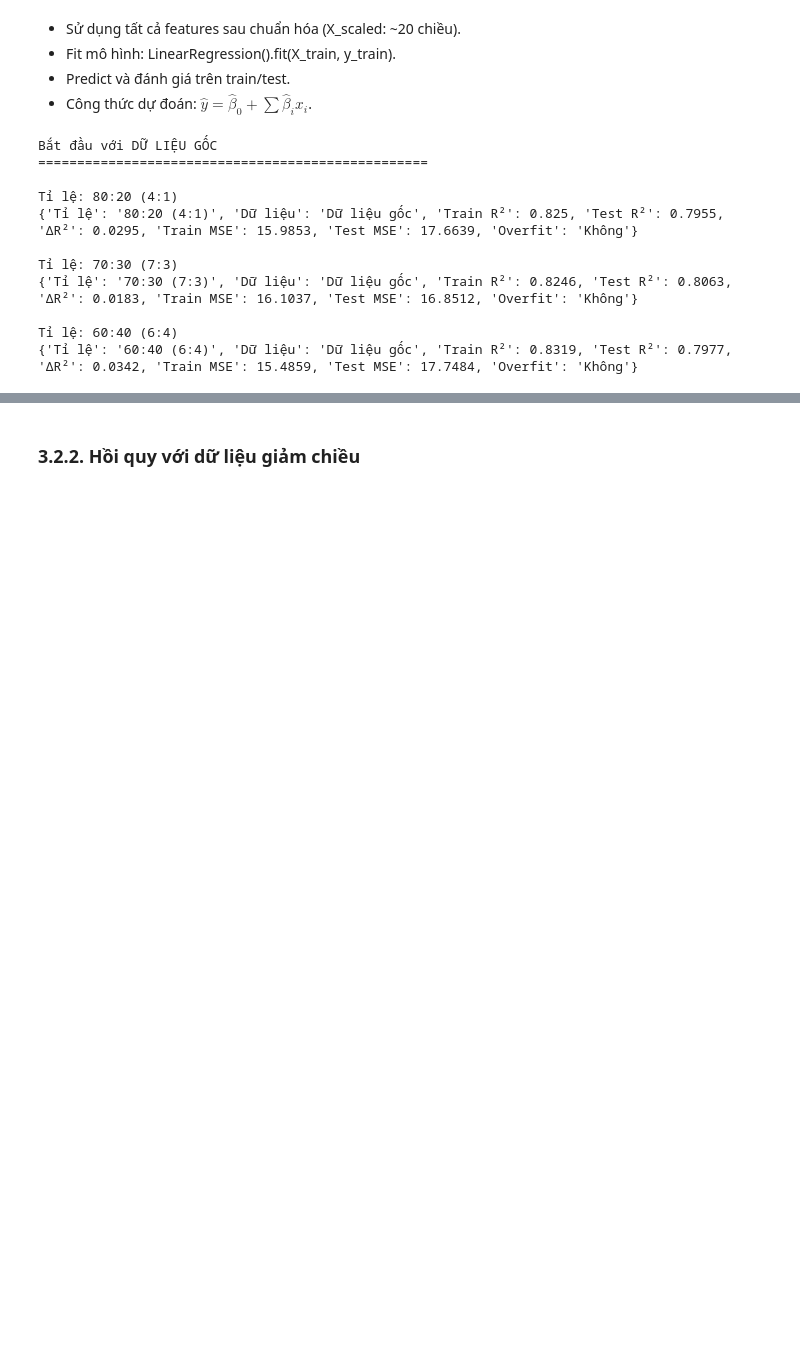
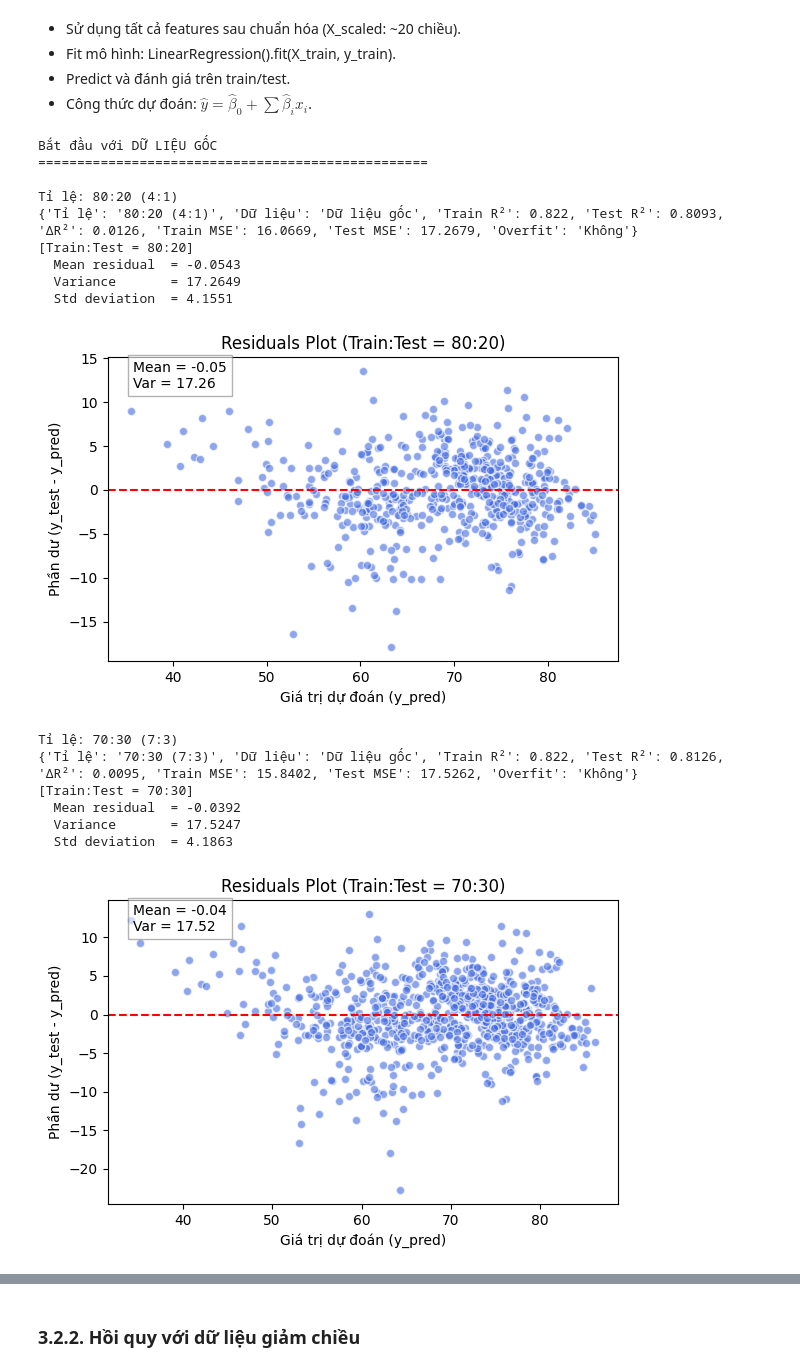
Before and after one commit to ducqwang/life-expectancy-prediction, a Jupyter notebook: src/source.ipynb, the cells around one changed output, grey strips where cells are left out. Cells and saved outputs as stored; diff of their text form; code cells hidden in the pictures; blank space fills up the shorter version.

```diff
--- a/src/source.ipynb
+++ b/src/source.ipynb
@@ -1261,7 +1262,7 @@ def evaluate_lr(model, X_train, X_test, y_train, y_test, name, ratio_name):
     }
     results.append(d)
     print(d)
-    return test_r2
+    return test_pred
 # %%
 # Danh sách tỉ lệ chia
 split_ratios = [
@@ -1279,33 +1280,43 @@ split_ratios = [
 # %%
 print("Bắt đầu với DỮ LIỆU GỐC\n" + "="*50)
 for train_size, test_size, ratio_name in split_ratios:
     print(f"\nTỉ lệ: {ratio_name}")
 
     # Chia dữ liệu
     X_train_orig, X_test_orig, y_train_orig, y_test_orig = train_test_split(
-        X_linear, y_linear, train_size=train_size, random_state=1
+        X_linear, y_linear, train_size=train_size, random_state=90
     )
 
     # Chuẩn hóa (fit trên train, transform trên test)
     scaler = StandardScaler()
     X_train_scaled = scaler.fit_transform(X_train_orig)
     X_test_scaled = scaler.transform(X_test_orig)
 
     # Huấn luyện mô hình hồi quy
     lr = LinearRegression()
     lr.fit(X_train_scaled, y_train_orig)
 
     # Đánh giá
-    evaluate_lr(lr, X_train_scaled, X_test_scaled, y_train_orig, y_test_orig, "Dữ liệu gốc", ratio_name)
+    y_pred_orig = []
+    y_pred_orig = evaluate_lr(lr, X_train_scaled, X_test_scaled, y_train_orig, y_test_orig, "Dữ liệu gốc", ratio_name)
+    #Vẽ trục quan hóa
+    temp = ratio_name.split()
+    plot_residuals_single_split(y_test_orig,y_pred_orig,temp[0])
 # %% [output]
 Bắt đầu với DỮ LIỆU GỐC
 ==================================================
 
 Tỉ lệ: 80:20 (4:1)
-{'Tỉ lệ': '80:20 (4:1)', 'Dữ liệu': 'Dữ liệu gốc', 'Train R²': 0.825, 'Test R²': 0.7955, 'ΔR²': 0.0295, 'Train MSE': 15.9853, 'Test MSE': 17.6639, 'Overfit': 'Không'}
-
-Tỉ lệ: 70:30 (7:3)
-{'Tỉ lệ': '70:30 (7:3)', 'Dữ liệu': 'Dữ liệu gốc', 'Train R²': 0.8246, 'Test R²': 0.8063, 'ΔR²': 0.0183, 'Train MSE': 16.1037, 'Test MSE': 16.8512, 'Overfit': 'Không'}
-
-Tỉ lệ: 60:40 (6:4)
-{'Tỉ lệ': '60:40 (6:4)', 'Dữ liệu': 'Dữ liệu gốc', 'Train R²': 0.8319, 'Test R²': 0.7977, 'ΔR²': 0.0342, 'Train MSE': 15.4859, 'Test MSE': 17.7484, 'Overfit': 'Không'}
+{'Tỉ lệ': '80:20 (4:1)', 'Dữ liệu': 'Dữ liệu gốc', 'Train R²': 0.822, 'Test R²': 0.8093, 'ΔR²': 0.0126, 'Train MSE': 16.0669, 'Test MSE': 17.2679, 'Overfit': 'Không'}
+[Train:Test = 80:20]
+  Mean residual  = -0.0543
+  Variance       = 17.2649
+  Std deviation  = 4.1551
+[figure, added]
+Tỉ lệ: 70:30 (7:3)
+{'Tỉ lệ': '70:30 (7:3)', 'Dữ liệu': 'Dữ liệu gốc', 'Train R²': 0.822, 'Test R²': 0.8126, 'ΔR²': 0.0095, 'Train MSE': 15.8402, 'Test MSE': 17.5262, 'Overfit': 'Không'}
+[Train:Test = 70:30]
+  Mean residual  = -0.0392
+  Variance       = 17.5247
+  Std deviation  = 4.1863
+[figure, added]
```
Also changed, not shown: parts of 38 cells of this notebook, 5 other files.
